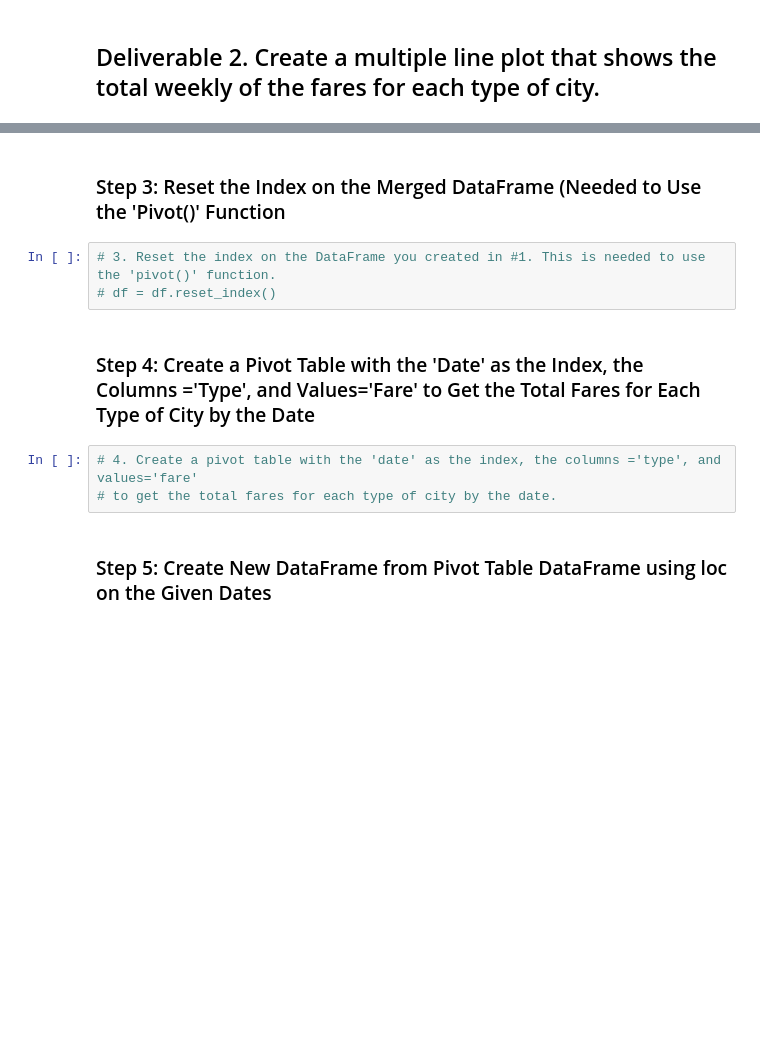
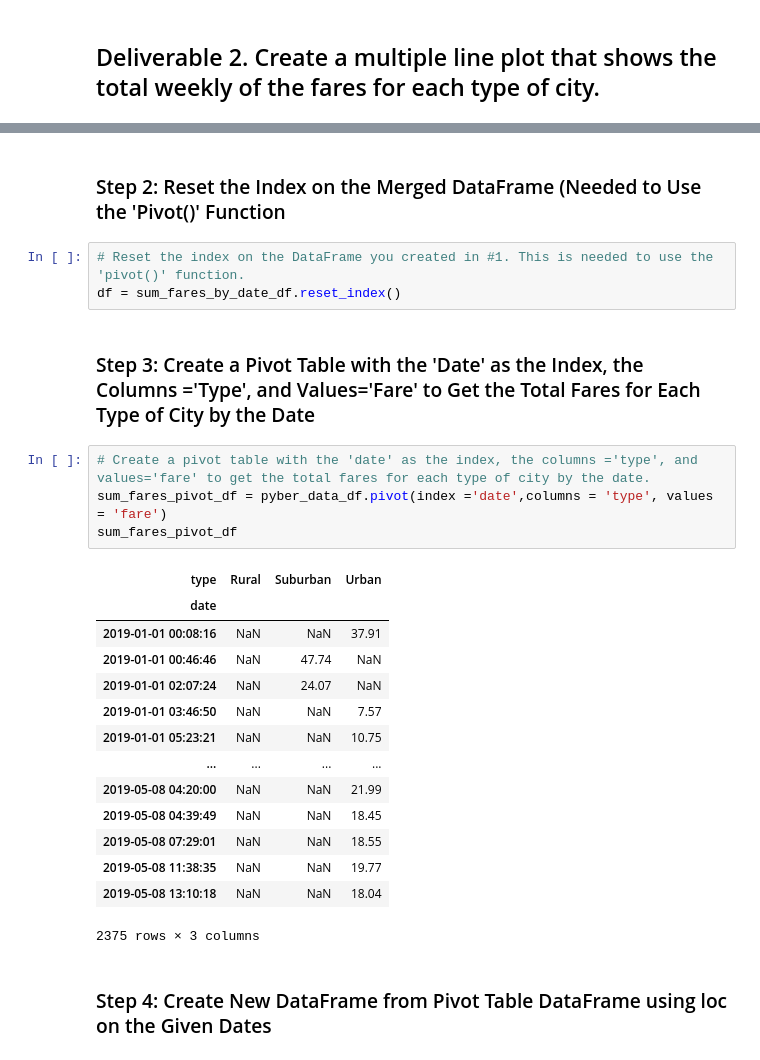
Before and after one commit to KimberlyCrawford/PyBer_Analysis, a Jupyter notebook: PyBer_Challenge.ipynb, the cells around one changed output, grey strips where cells are left out. Cells and saved outputs as stored; diff of their text form; blank space fills up the shorter version.

```diff
--- a/PyBer_Challenge.ipynb
+++ b/PyBer_Challenge.ipynb
@@ -154,13 +162,29 @@ ride_data_df.head(10)
 # %% [markdown]
-### Step 3: Reset the Index on the Merged DataFrame (Needed to Use the 'Pivot()' Function
+### Step 2: Reset the Index on the Merged DataFrame (Needed to Use the 'Pivot()' Function
 # %%
-# 3. Reset the index on the DataFrame you created in #1. This is needed to use the 'pivot()' function.
-# df = df.reset_index()
+# Reset the index on the DataFrame you created in #1. This is needed to use the 'pivot()' function.
+df = sum_fares_by_date_df.reset_index()
 # %% [markdown]
-### Step 4: Create a Pivot Table with the 'Date' as the Index, the Columns ='Type', and Values='Fare' to Get the Total Fares for Each Type of City by the Date
+### Step 3: Create a Pivot Table with the 'Date' as the Index, the Columns ='Type', and Values='Fare' to Get the Total Fares for Each Type of City by the Date
 # %%
-# 4. Create a pivot table with the 'date' as the index, the columns ='type', and values='fare'
-# to get the total fares for each type of city by the date.
+# Create a pivot table with the 'date' as the index, the columns ='type', and values='fare' to get the total fares for each type of city by the date.
+sum_fares_pivot_df = pyber_data_df.pivot(index ='date',columns = 'type', values = 'fare')
+sum_fares_pivot_df
+# %% [output]
+| type | Rural | Suburban | Urban |
+| date |  |  |  |
+| 2019-01-01 00:08:16 | NaN | NaN | 37.91 |
+| 2019-01-01 00:46:46 | NaN | 47.74 | NaN |
+| 2019-01-01 02:07:24 | NaN | 24.07 | NaN |
+| 2019-01-01 03:46:50 | NaN | NaN | 7.57 |
+| 2019-01-01 05:23:21 | NaN | NaN | 10.75 |
+| ... | ... | ... | ... |
+| 2019-05-08 04:20:00 | NaN | NaN | 21.99 |
+| 2019-05-08 04:39:49 | NaN | NaN | 18.45 |
+| 2019-05-08 07:29:01 | NaN | NaN | 18.55 |
+| 2019-05-08 11:38:35 | NaN | NaN | 19.77 |
+| 2019-05-08 13:10:18 | NaN | NaN | 18.04 |
+2375 rows × 3 columns
 # %% [markdown]
-### Step 5: Create New DataFrame from Pivot Table DataFrame using loc on the Given Dates
+### Step 4: Create New DataFrame from Pivot Table DataFrame using loc on the Given Dates
 # %%
```
Also changed, not shown: parts of 15 cells of this notebook, 3 other files.
